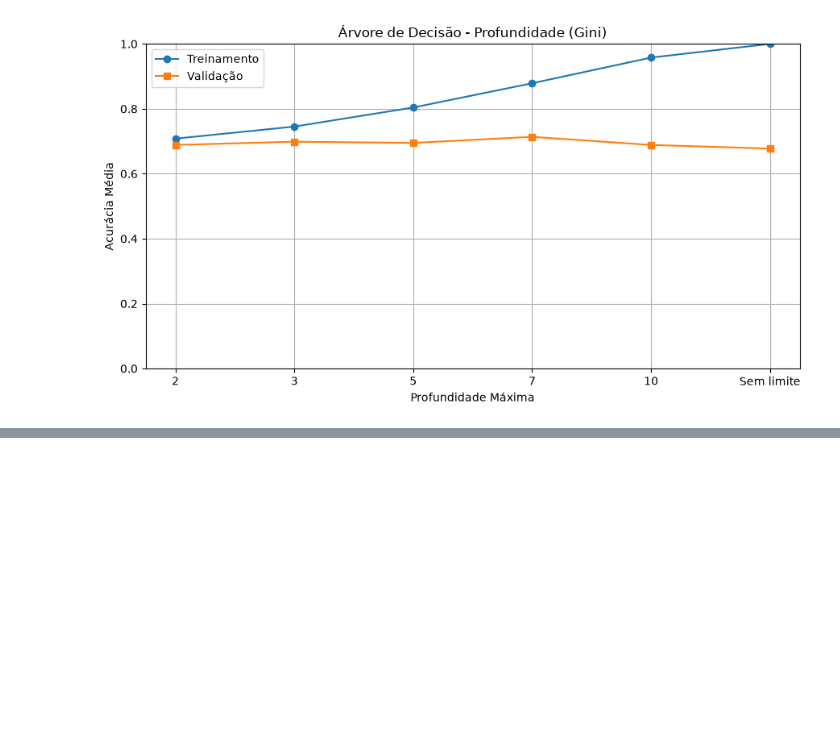
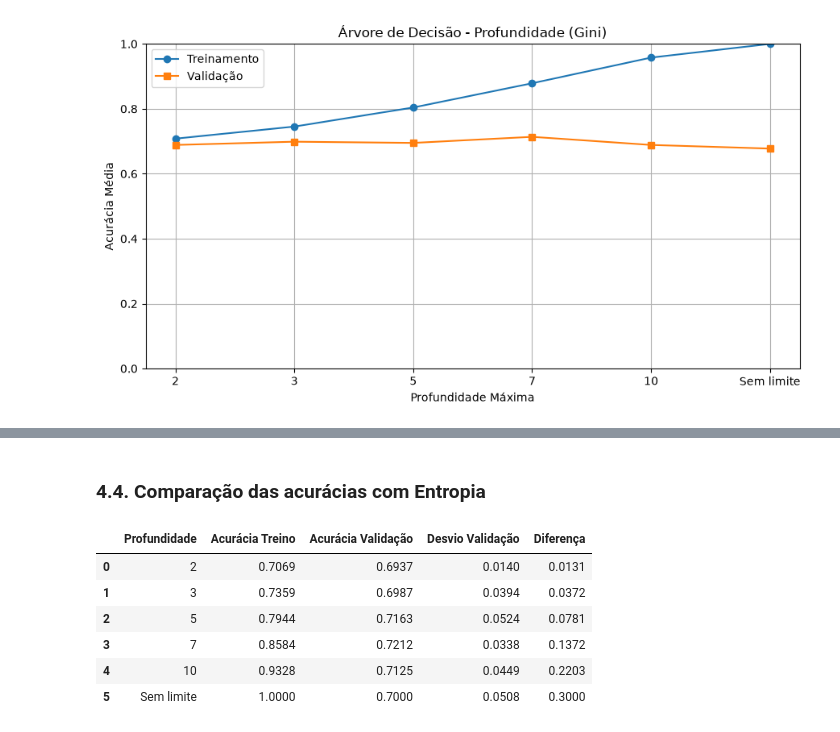
Before and after one commit to Pedrollucas/Sistemas-Inteligentes, a Jupyter notebook: notebooks/04_arvore_decisao.ipynb, the cells around one changed output, grey strips where cells are left out. Cells and saved outputs as stored; diff of their text form; code cells hidden in the pictures; blank space fills up the shorter version.

```diff
--- a/notebooks/04_arvore_decisao.ipynb
+++ b/notebooks/04_arvore_decisao.ipynb
@@ -920,0 +993,20 @@ plt.show()
+# %% [markdown]
+### 4.4. Comparação das acurácias com Entropia
+# %%
+tabela_entropia = pd.DataFrame(resultados_entropia)
+
+# Calcula a diferença entre treino e validação
+tabela_entropia["Diferença"] = (
+    tabela_entropia["Acurácia Treino"]
+    - tabela_entropia["Acurácia Validação"]
+)
+
+display(tabela_entropia.round(4))
+# %% [output]
+|  | Profundidade | Acurácia Treino | Acurácia Validação | Desvio Validação | Diferença |
+| 0 | 2 | 0.7069 | 0.6937 | 0.0140 | 0.0131 |
+| 1 | 3 | 0.7359 | 0.6987 | 0.0394 | 0.0372 |
+| 2 | 5 | 0.7944 | 0.7163 | 0.0524 | 0.0781 |
+| 3 | 7 | 0.8584 | 0.7212 | 0.0338 | 0.1372 |
+| 4 | 10 | 0.9328 | 0.7125 | 0.0449 | 0.2203 |
+| 5 | Sem limite | 1.0000 | 0.7000 | 0.0508 | 0.3000 |
```
Also changed, not shown: parts of 9 cells of this notebook, 3 other files.
